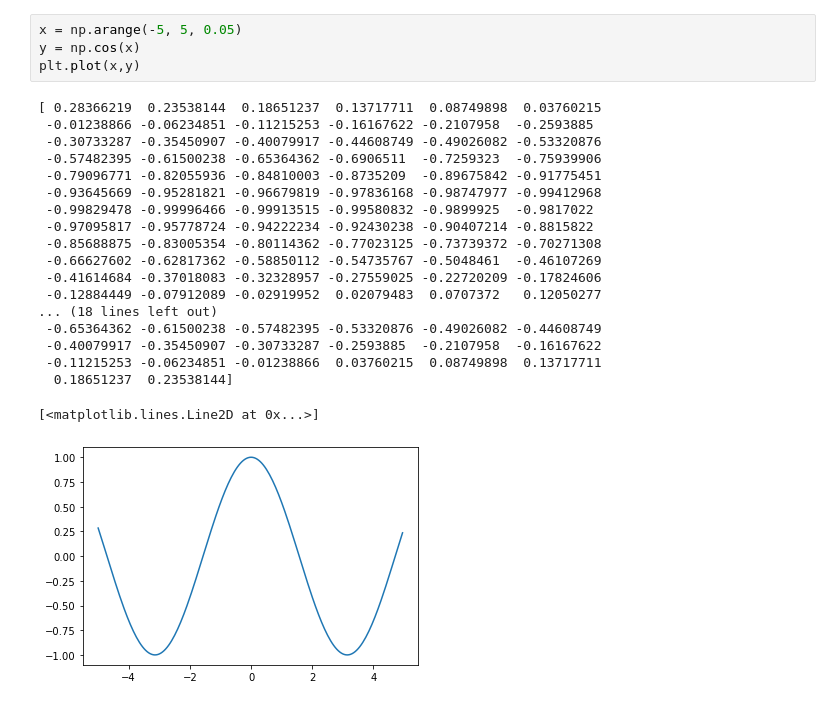
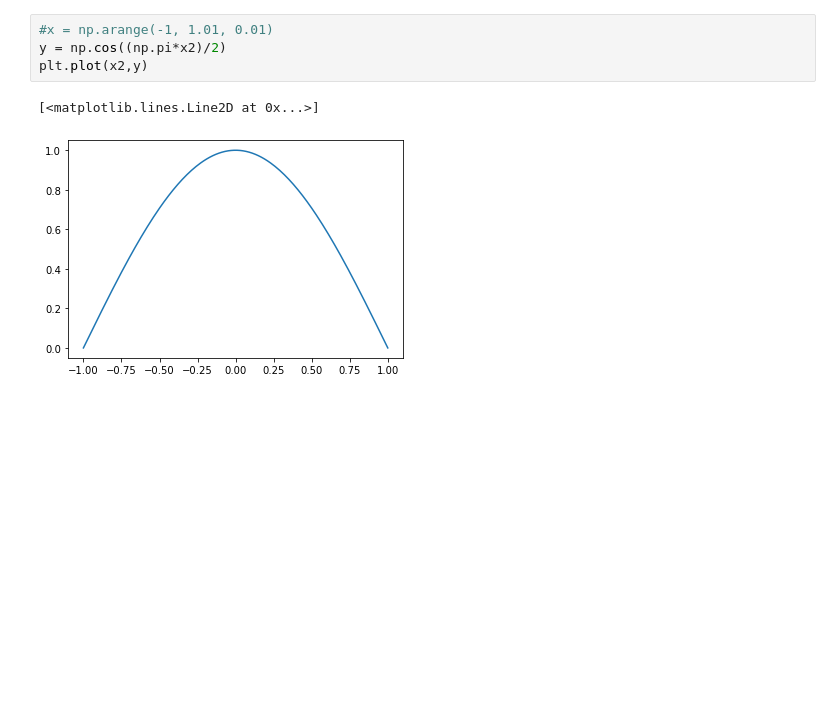
Before and after one commit to rohan-datar/Summer-Research, a Jupyter notebook: Schrodinger-Shooting/generated-data.ipynb, the cells around one changed output. Cells and saved outputs as stored; diff of their text form; blank space fills up the shorter version.

```diff
--- a/Schrodinger-Shooting/generated-data.ipynb
+++ b/Schrodinger-Shooting/generated-data.ipynb
@@ -28,25 +28,8 @@ plt.plot(x2, psi2)
 # %%
-x = np.arange(-5, 5, 0.05)
-y = np.cos(x)
-plt.plot(x,y)
+#x = np.arange(-1, 1.01, 0.01)
+y = np.cos((np.pi*x2)/2)
+plt.plot(x2,y)
 # %% [output]
-[ 0.28366219  0.23538144  0.18651237  0.13717711  0.08749898  0.03760215
- -0.01238866 -0.06234851 -0.11215253 -0.16167622 -0.2107958  -0.2593885
- -0.30733287 -0.35450907 -0.40079917 -0.44608749 -0.49026082 -0.53320876
- -0.57482395 -0.61500238 -0.65364362 -0.6906511  -0.7259323  -0.75939906
- -0.79096771 -0.82055936 -0.84810003 -0.8735209  -0.89675842 -0.91775451
- -0.93645669 -0.95281821 -0.96679819 -0.97836168 -0.98747977 -0.99412968
- -0.99829478 -0.99996466 -0.99913515 -0.99580832 -0.9899925  -0.9817022
- -0.97095817 -0.95778724 -0.94222234 -0.92430238 -0.90407214 -0.8815822
- -0.85688875 -0.83005354 -0.80114362 -0.77023125 -0.73739372 -0.70271308
- -0.66627602 -0.62817362 -0.58850112 -0.54735767 -0.5048461  -0.46107269
- -0.41614684 -0.37018083 -0.32328957 -0.27559025 -0.22720209 -0.17824606
- -0.12884449 -0.07912089 -0.02919952  0.02079483  0.0707372   0.12050277
-... (18 lines left out)
- -0.65364362 -0.61500238 -0.57482395 -0.53320876 -0.49026082 -0.44608749
- -0.40079917 -0.35450907 -0.30733287 -0.2593885  -0.2107958  -0.16167622
- -0.11215253 -0.06234851 -0.01238866  0.03760215  0.08749898  0.13717711
-  0.18651237  0.23538144]
+[<matplotlib.lines.Line2D at 0x...>]
-[<matplotlib.lines.Line2D at 0x...>]
-[figure, old version]
+[figure, new version]
 # %%
```
Also changed, not shown: parts of 3 cells of this notebook, 13 other files.
